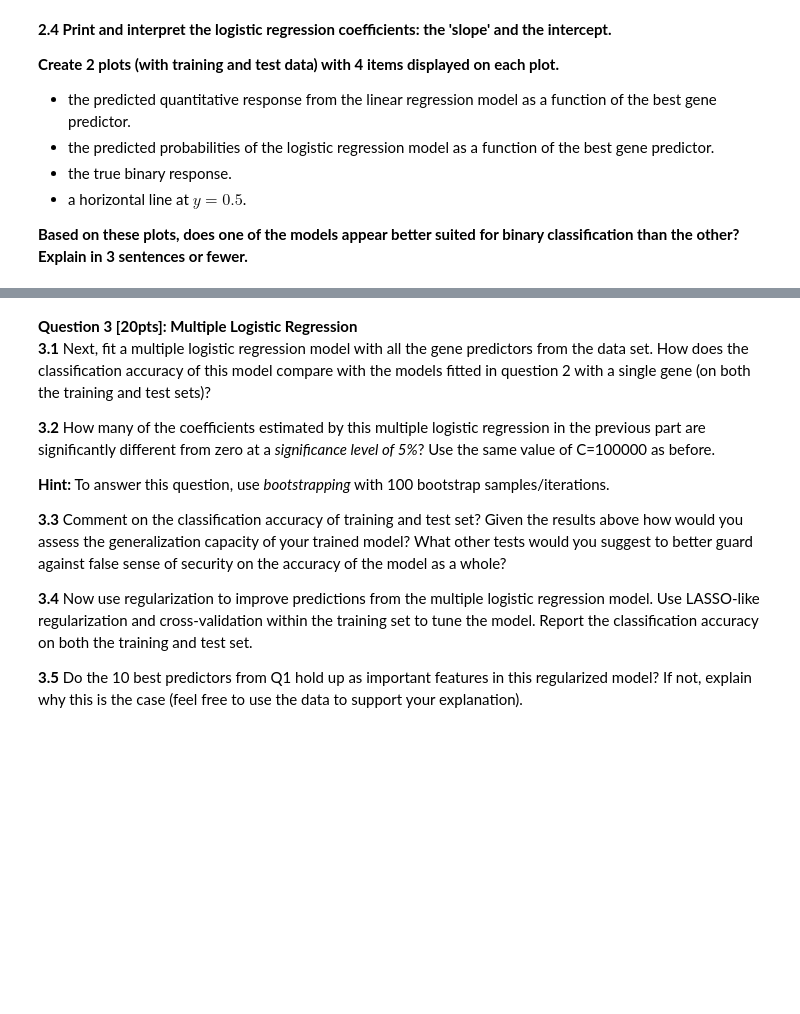
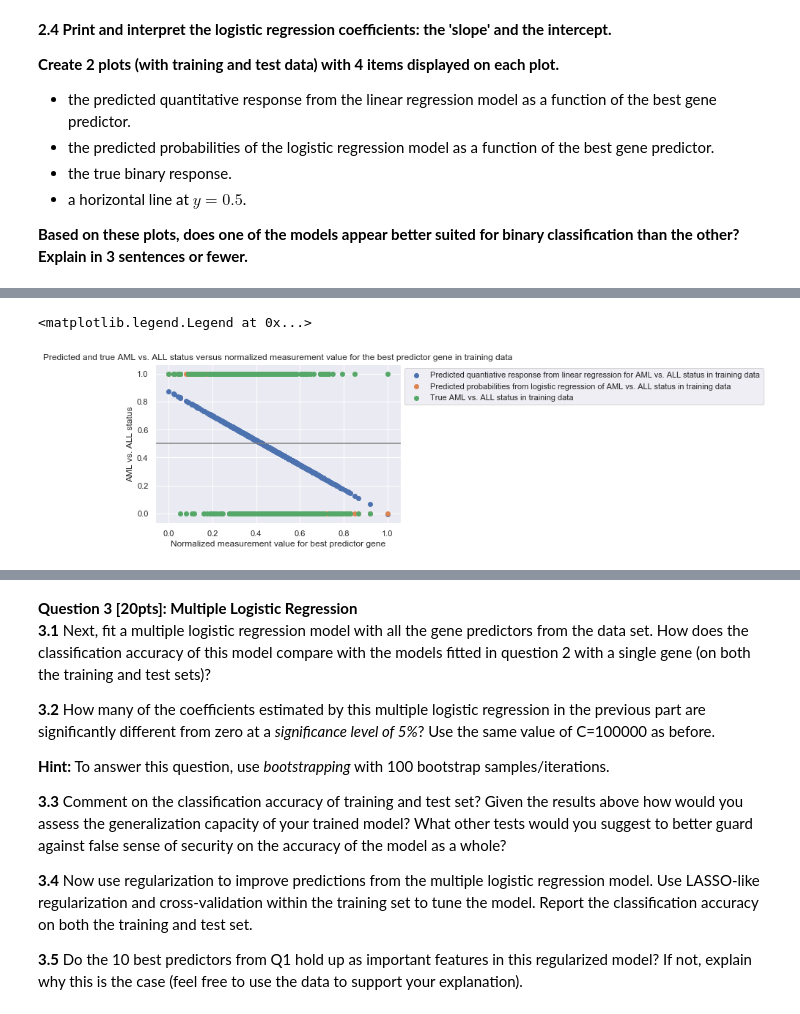
Before and after one commit to ccc255/2019-CS109A, a Jupyter notebook: cs109a_hw4/cs109a_HW4.ipynb, the cells around one changed output, grey strips where cells are left out. Saved outputs shown, nothing was run; the diff lists cells and outputs as text; code cells hidden in the pictures; blank space fills up the shorter version.

```diff
--- a/cs109a_hw4/cs109a_HW4.ipynb
+++ b/cs109a_hw4/cs109a_HW4.ipynb
@@ -194,0 +426,20 @@ Based on these plots, does one of the models appear better suited for binary cla
+# %%
+# Fit logistic regression model to training set
+logreg = LogisticRegression(C=10000, fit_intercept=True)
+logreg.fit(X_train_scaled_reshape, y_train)
+
+# Predictions on training set
+logreg_y_hat_train = logreg.predict(X_train_scaled_reshape)
+
+# Predictions on testing set
+logreg_y_hat_test = logreg.predict(X_test_scaled_reshape)
+
+# Evaluate accuracy on training set
+print('Logistic regression accuracy on training set:', accuracy_score(y_train, logreg_y_hat_train))
+
+# Evaluate accuracy on testing set
+print('Logistic regression accuracy on testing set:', accuracy_score(y_test, logreg_y_hat_test))
+
+
+# Why does lab6 not have C=100000 and fit_intercept=True
+# Should I be using X_train_scaled_reshape or X_train_scaled in lr.fit???
@@ -208,0 +485,16 @@ Based on these plots, does one of the models appear better suited for binary cla
+# %%
+# Plot for training data
+
+ax = plt.subplot(111)
+plt.scatter(X_train_scaled_reshape, predicted_y_train, alpha = 0.3, label = 'Predicted quantiative response from linear regression for AML vs. ALL status in training data')
+plt.scatter(X_train_scaled_reshape, logreg_y_hat_train, alpha = 0.3, label = 'Predicted probabilities from logistic regression of AML vs. ALL status in training data')
+plt.scatter(X_train_scaled_reshape, y_train, alpha = 0.3, label = 'True AML vs. ALL status in training data')
+plt.axhline(0.5, color="gray")
+plt.xlabel('Normalized measurement value for best predictor gene')
+plt.ylabel('AML (1) vs. ALL (0) status')
+plt.title('Predicted and true AML vs. ALL status versus normalized measurement value for the best predictor gene in training data')
+
+ax.legend(bbox_to_anchor=(1, 1))
+# %% [output]
+<matplotlib.legend.Legend at 0x...>
+[figure, added]
```
Also changed, not shown: parts of 87 cells of this notebook, 8 other files.
